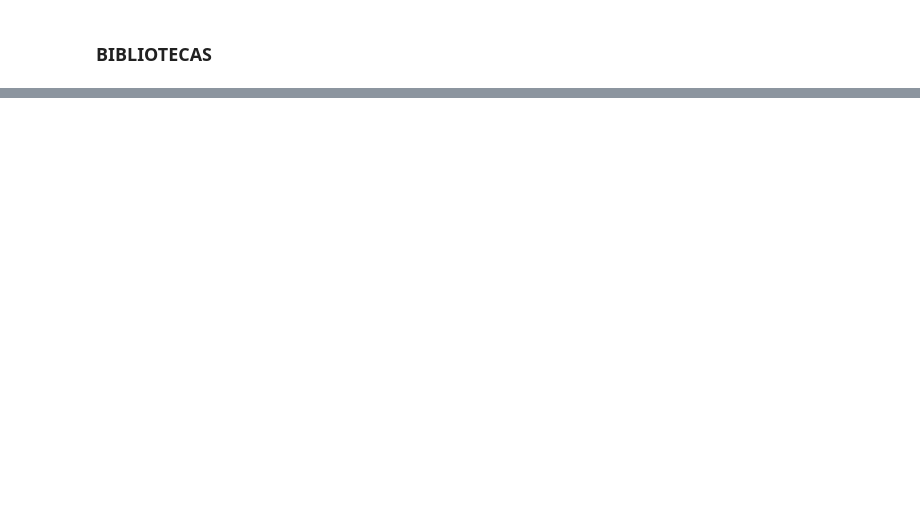
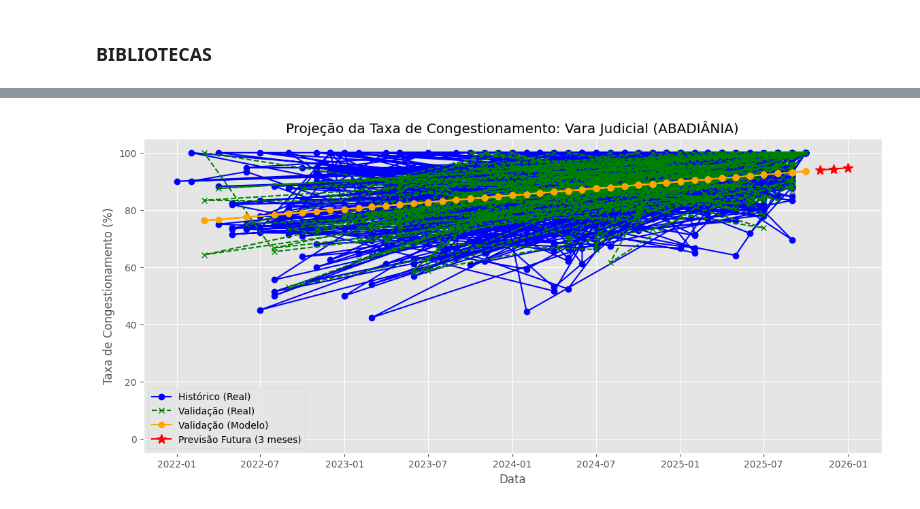
Before and after one commit to laysfreitas/TJGO_AprendizadoDeMaquina, a Jupyter notebook: 4.1 - Modeling.ipynb, the cells around one changed output, grey strips where cells are left out. Cells and saved outputs as stored; diff of their text form; code cells hidden in the pictures; blank space fills up the shorter version.

```diff
--- a/4.1 - Modeling.ipynb
+++ b/4.1 - Modeling.ipynb
@@ -75,0 +216,17 @@ df.head()
+# %%
+# Célula 6 [Code] - Avaliação de Métricas (Evaluation)
+# Vamos calcular o erro do nosso modelo nos dados de teste (validação)
+
+mae = mean_absolute_error(df_avaliado['Taxa de Congestionamento_mes (%)'], df_avaliado['Taxa_Prevista'])
+rmse = np.sqrt(mean_squared_error(df_avaliado['Taxa de Congestionamento_mes (%)'], df_avaliado['Taxa_Prevista']))
+
+print("=== Performance Global do Modelo (Baseline: Regressão Linear) ===")
+print(f"Erro Absoluto Médio (MAE): {mae:.2f} p.p.")
+print(f"Raiz do Erro Quadrático Médio (RMSE): {rmse:.2f} p.p.")
+
+# Análise de Erro: Onde o modelo errou mais?
+df_avaliado['Erro_Absoluto'] = abs(df_avaliado['Taxa de Congestionamento_mes (%)'] - df_avaliado['Taxa_Prevista'])
+top_erros = df_avaliado.sort_values(by='Erro_Absoluto', ascending=False).head(5)
+
+print("\n=== Top 5 Maiores Erros de Previsão ===")
+display(top_erros[['comarca', 'serventia', 'mes_ref', 'Taxa de Congestionamento_mes (%)', 'Taxa_Prevista', 'Erro_Absoluto']])
@@ -75,0 +245,34 @@ df.head()
+# %%
+# Célula 7 [Code] - Visualização dos Resultados
+# Escolher uma serventia aleatória para plotar: Passado, Validação e Futuro
+
+# Selecionar uma serventia que tenha dados suficientes
+amostra = df_treino['serventia'].value_counts().index[0]
+comarca_amostra = df_treino[df_treino['serventia'] == amostra]['comarca'].iloc[0]
+
+# Filtrar dados
+hist = df_treino[(df_treino['serventia'] == amostra) & (df_treino['comarca'] == comarca_amostra)]
+val = df_avaliado[(df_avaliado['serventia'] == amostra) & (df_avaliado['comarca'] == comarca_amostra)]
+fut = df_futuro[(df_futuro['serventia'] == amostra) & (df_futuro['comarca'] == comarca_amostra)]
+
+plt.figure(figsize=(14, 6))
+
+# Plotar Histórico (Treino)
+plt.plot(hist['mes_ref'], hist['Taxa de Congestionamento_mes (%)'], label='Histórico (Real)', marker='o', color='blue')
+
+# Plotar Validação (Real vs Previsto)
+plt.plot(val['mes_ref'], val['Taxa de Congestionamento_mes (%)'], label='Validação (Real)', marker='x', color='green', linestyle='--')
+plt.plot(val['mes_ref'], val['Taxa_Prevista'], label='Validação (Modelo)', marker='o', color='orange')
+
+# Plotar Futuro
+plt.plot(fut['data_futura'], fut['taxa_prevista'], label='Previsão Futura (3 meses)', marker='*', color='red', markersize=10)
+
+plt.title(f'Projeção da Taxa de Congestionamento: {amostra} ({comarca_amostra})')
+plt.ylabel('Taxa de Congestionamento (%)')
+plt.xlabel('Data')
+plt.legend()
+plt.ylim(-5, 105) # Margem para visualização
+plt.grid(True)
+plt.show()
+# %% [output]
+[figure, added]
```
Also changed, not shown: parts of 21 cells of this notebook.
